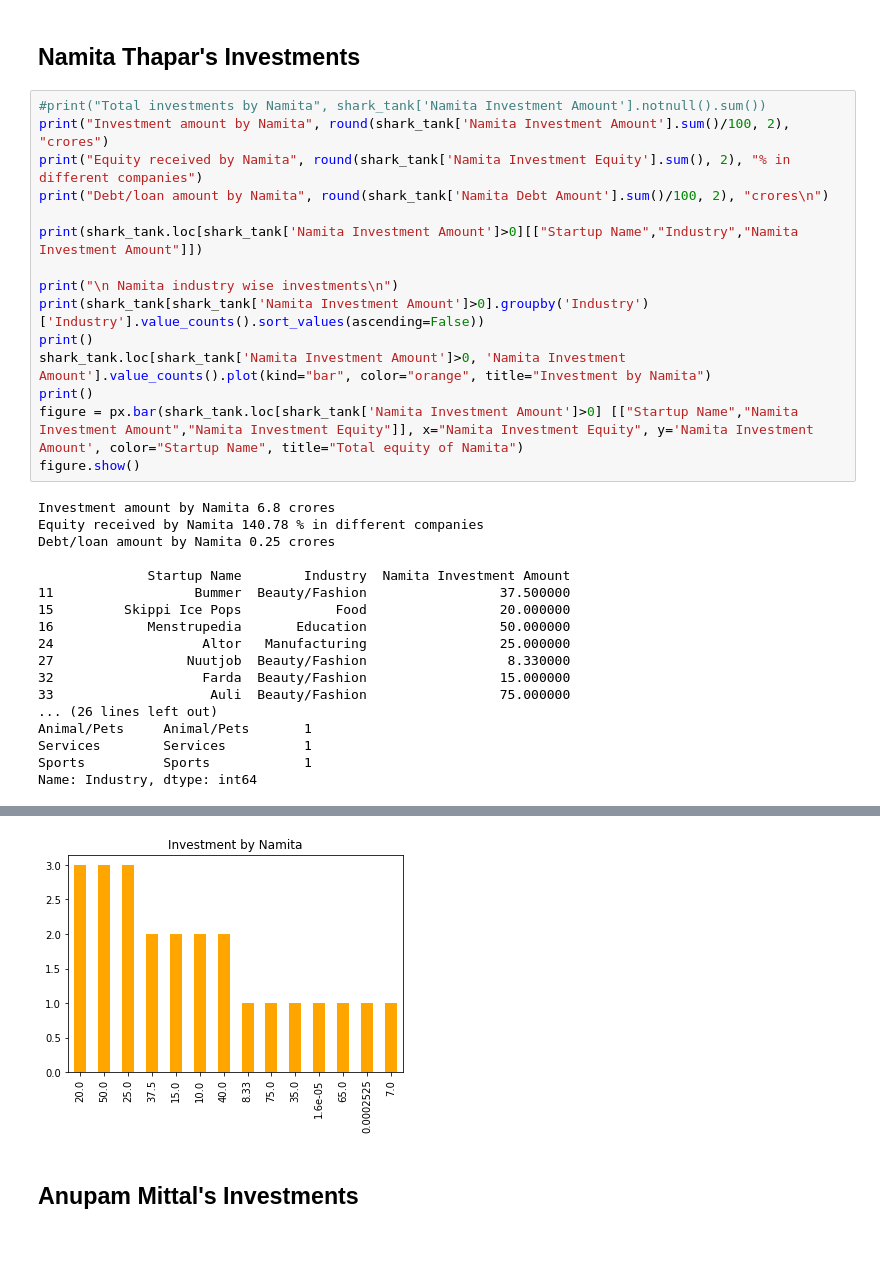
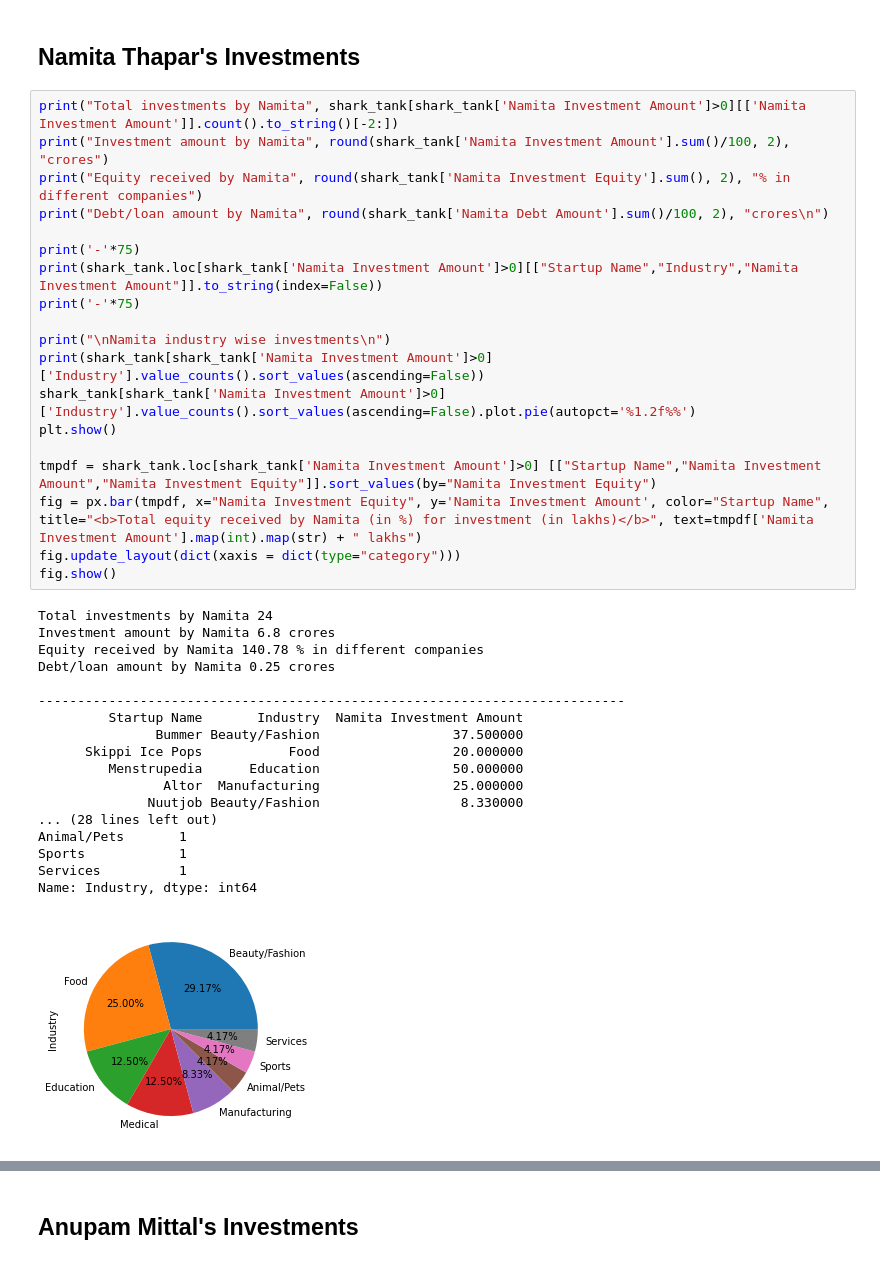
Before and after one commit to satya-thirumani/shark-tank-india, a Jupyter notebook: Shark Tank India Analysis.ipynb, the cells around one changed output, grey strips where cells are left out. Saved outputs shown, nothing was run; the diff lists cells and outputs as text.

```diff
--- a/Shark Tank India Analysis.ipynb
+++ b/Shark Tank India Analysis.ipynb
@@ -457,40 +462,44 @@ Name: Industry, dtype: int64
 # %% [markdown]
 ## Namita Thapar's Investments
 # %%
-#print("Total investments by Namita", shark_tank['Namita Investment Amount'].notnull().sum())
+print("Total investments by Namita", shark_tank[shark_tank['Namita Investment Amount']>0][['Namita Investment Amount']].count().to_string()[-2:])
 print("Investment amount by Namita", round(shark_tank['Namita Investment Amount'].sum()/100, 2), "crores")
 print("Equity received by Namita", round(shark_tank['Namita Investment Equity'].sum(), 2), "% in different companies")
 print("Debt/loan amount by Namita", round(shark_tank['Namita Debt Amount'].sum()/100, 2), "crores\n")
 
-print(shark_tank.loc[shark_tank['Namita Investment Amount']>0][["Startup Name","Industry","Namita Investment Amount"]])
+print('-'*75)
+print(shark_tank.loc[shark_tank['Namita Investment Amount']>0][["Startup Name","Industry","Namita Investment Amount"]].to_string(index=False))
+print('-'*75)
 
-print("\n Namita industry wise investments\n")
-print(shark_tank[shark_tank['Namita Investment Amount']>0].groupby('Industry')['Industry'].value_counts().sort_values(ascending=False))
-print()
-shark_tank.loc[shark_tank['Namita Investment Amount']>0, 'Namita Investment Amount'].value_counts().plot(kind="bar", color="orange", title="Investment by Namita")
-print()
-figure = px.bar(shark_tank.loc[shark_tank['Namita Investment Amount']>0] [["Startup Name","Namita Investment Amount","Namita Investment Equity"]], x="Namita Investment Equity", y='Namita Investment Amount', color="Startup Name", title="Total equity of Namita")
-figure.show()
+print("\nNamita industry wise investments\n")
+print(shark_tank[shark_tank['Namita Investment Amount']>0]['Industry'].value_counts().sort_values(ascending=False))
+shark_tank[shark_tank['Namita Investment Amount']>0]['Industry'].value_counts().sort_values(ascending=False).plot.pie(autopct='%1.2f%%')
+plt.show()
+
+tmpdf = shark_tank.loc[shark_tank['Namita Investment Amount']>0] [["Startup Name","Namita Investment Amount","Namita Investment Equity"]].sort_values(by="Namita Investment Equity")
+fig = px.bar(tmpdf, x="Namita Investment Equity", y='Namita Investment Amount', color="Startup Name", title="<b>Total equity received by Namita (in %) for investment (in lakhs)</b>", text=tmpdf['Namita Investment Amount'].map(int).map(str) + " lakhs")
+fig.update_layout(dict(xaxis = dict(type="category")))
+fig.show()
 # %% [output]
+Total investments by Namita 24
 Investment amount by Namita 6.8 crores
 Equity received by Namita 140.78 % in different companies
 Debt/loan amount by Namita 0.25 crores
 
-              Startup Name        Industry  Namita Investment Amount
-11                  Bummer  Beauty/Fashion                 37.500000
-15         Skippi Ice Pops            Food                 20.000000
-16            Menstrupedia       Education                 50.000000
-24                   Altor   Manufacturing                 25.000000
-27                 Nuutjob  Beauty/Fashion                  8.330000
-32                   Farda  Beauty/Fashion                 15.000000
-33                    Auli  Beauty/Fashion                 75.000000
-... (26 lines left out)
-Animal/Pets     Animal/Pets       1
-Services        Services          1
-Sports          Sports            1
+---------------------------------------------------------------------------
+         Startup Name       Industry  Namita Investment Amount
+               Bummer Beauty/Fashion                 37.500000
+      Skippi Ice Pops           Food                 20.000000
+         Menstrupedia      Education                 50.000000
+                Altor  Manufacturing                 25.000000
+              Nuutjob Beauty/Fashion                  8.330000
+... (28 lines left out)
+Animal/Pets       1
+Sports            1
+Services          1
 Name: Industry, dtype: int64
+[figure, new version]
 [interactive output not drawn]
-[figure, old version]
 # %% [markdown]
 ## Anupam Mittal's Investments
 # %%
```
Also changed, not shown: parts of 30 cells of this notebook.
